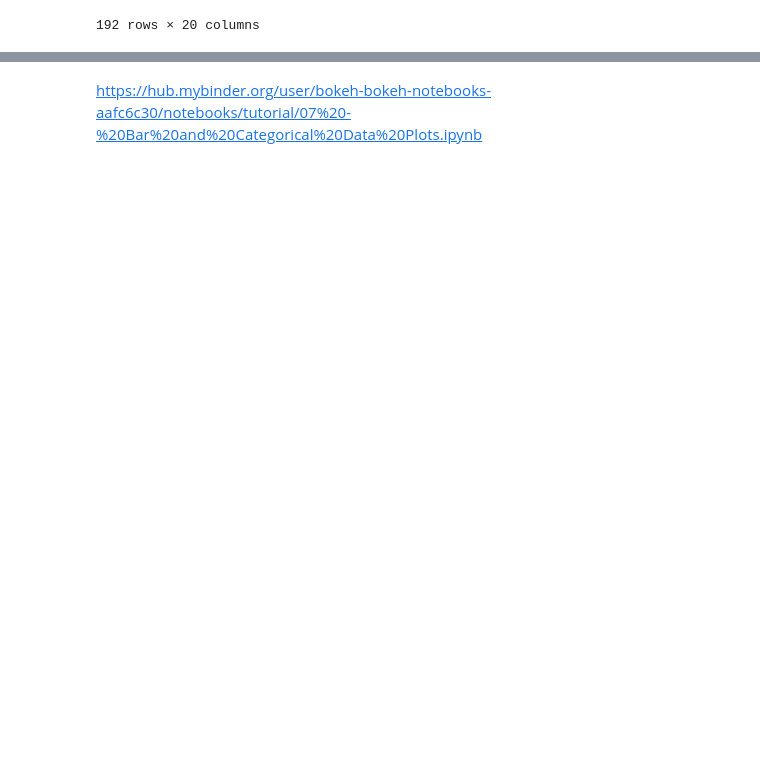
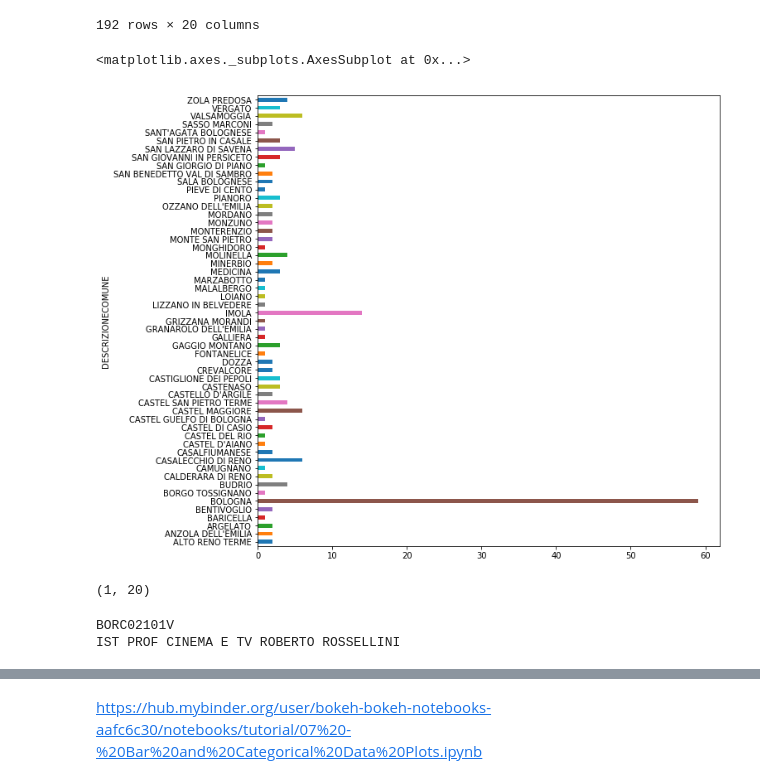
Before and after one commit to napo/opendatamiur, a Jupyter notebook: MIUR_OpenData.ipynb, the cells around one changed output, grey strips where cells are left out. Drawn from its saved outputs; the diff is of its cells as text; code cells hidden in the pictures; blank space fills up the shorter version.

```diff
--- a/MIUR_OpenData.ipynb
+++ b/MIUR_OpenData.ipynb
@@ -502,4 +561,7 @@ scuole_elementari_provincia_bologna
 # %%
 elementari_comuni_provincia_bologna = scuole_elementari_provincia_bologna.groupby(scuole_elementari_provincia_bologna.DESCRIZIONECOMUNE).size()
 # %%
-elementari_comuni_provincia_bologna.plot(kind='bar',figsize=(800,800))
+elementari_comuni_provincia_bologna.plot(kind='barh',figsize=(10,10))
+# %% [output]
+<matplotlib.axes._subplots.AxesSubplot at 0x...>
+[figure, added]
@@ -507,0 +568,13 @@ type(scuole_elementari_provincia_bologna)
+# %%
+formazione_servizi_pubblicitari=scuole_provincia_bologna[scuole_provincia_bologna.DESCRIZIONETIPOLOGIAGRADOISTRUZIONESCUOLA =='IST PROF PER I SERVIZI PUBBLICITARI']
+formazione_servizi_pubblicitari.shape
+# %% [output]
+(1, 20)
+# %%
+codice_scuola = formazione_servizi_pubblicitari.CODICESCUOLA.values[0]
+nomescuola = formazione_servizi_pubblicitari.DENOMINAZIONESCUOLA.values[0]
+print(codice_scuola)
+print(nome_scuola)
+# %% [output]
+BORC02101V
+IST PROF CINEMA E TV ROBERTO ROSSELLINI
```
Also changed, not shown: parts of 27 cells of this notebook.
